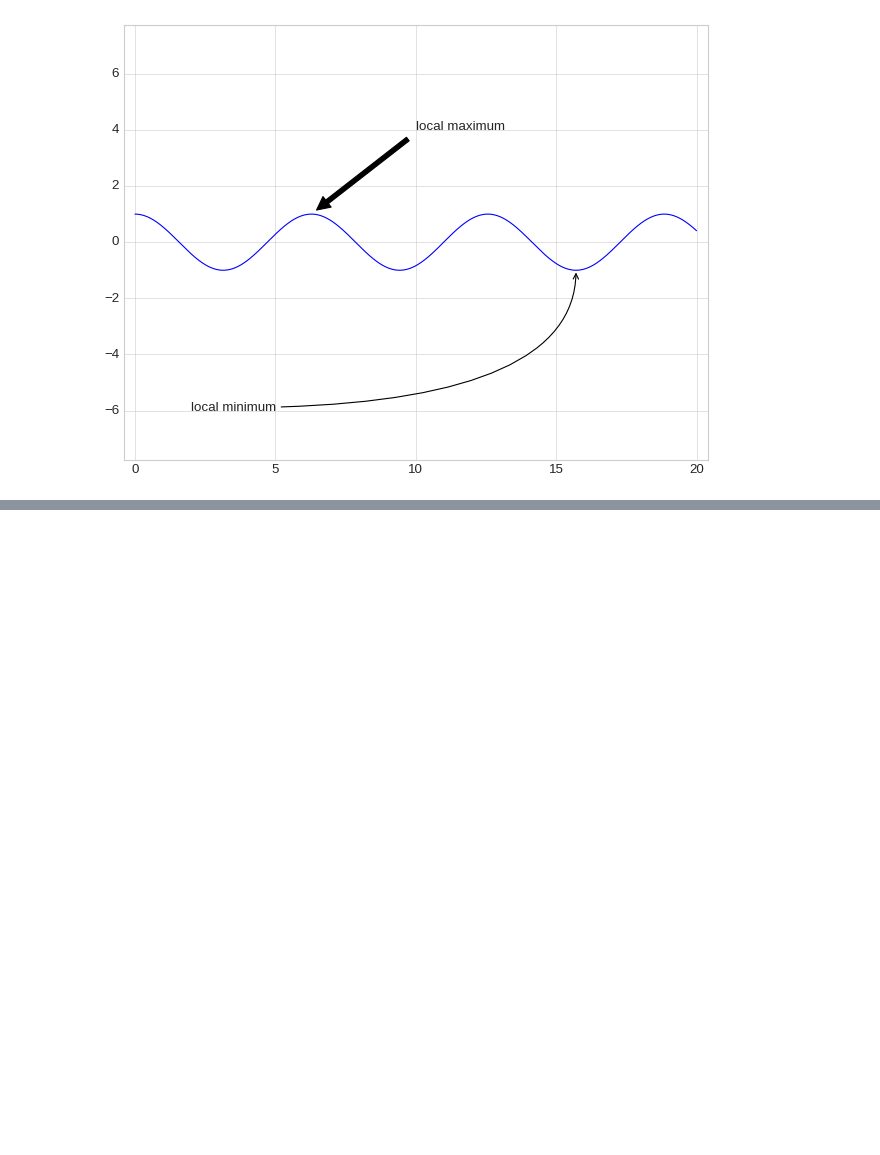
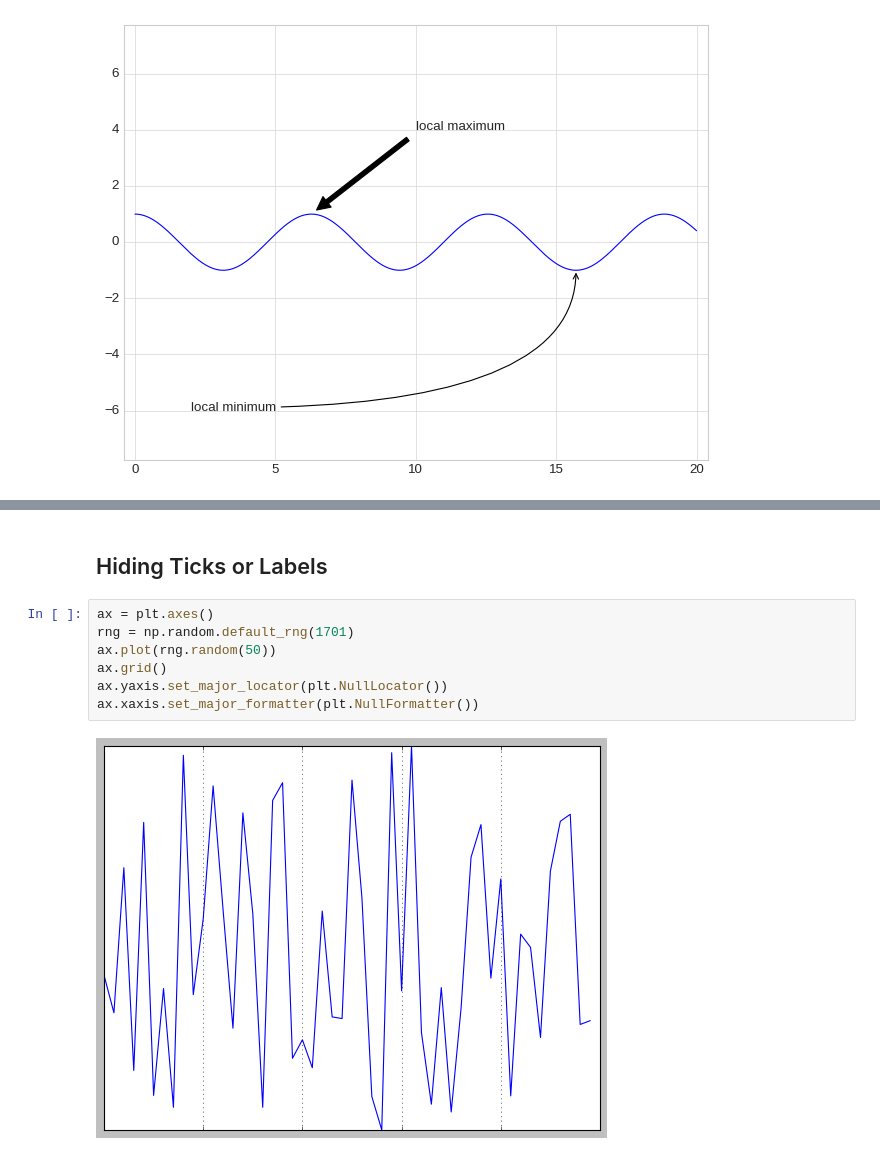
Before and after one commit to romz-pl/Jupyter-Python, a Jupyter notebook: 05-matplotlib-ext/matplotlib.ipynb, the cells around one changed output, grey strips where cells are left out. Drawn from its saved outputs; the diff is of its cells as text; blank space fills up the shorter version.

```diff
--- a/05-matplotlib-ext/matplotlib.ipynb
+++ b/05-matplotlib-ext/matplotlib.ipynb
@@ -246,0 +264,11 @@ plt.savefig('./output/annotations.png')
+# %% [markdown]
+## Hiding Ticks or Labels
+# %%
+ax = plt.axes()
+rng = np.random.default_rng(1701)
+ax.plot(rng.random(50))
+ax.grid()
+ax.yaxis.set_major_locator(plt.NullLocator())
+ax.xaxis.set_major_formatter(plt.NullFormatter())
+# %% [output]
+[figure, added]
```
Also changed, not shown: parts of 2 cells of this notebook.
